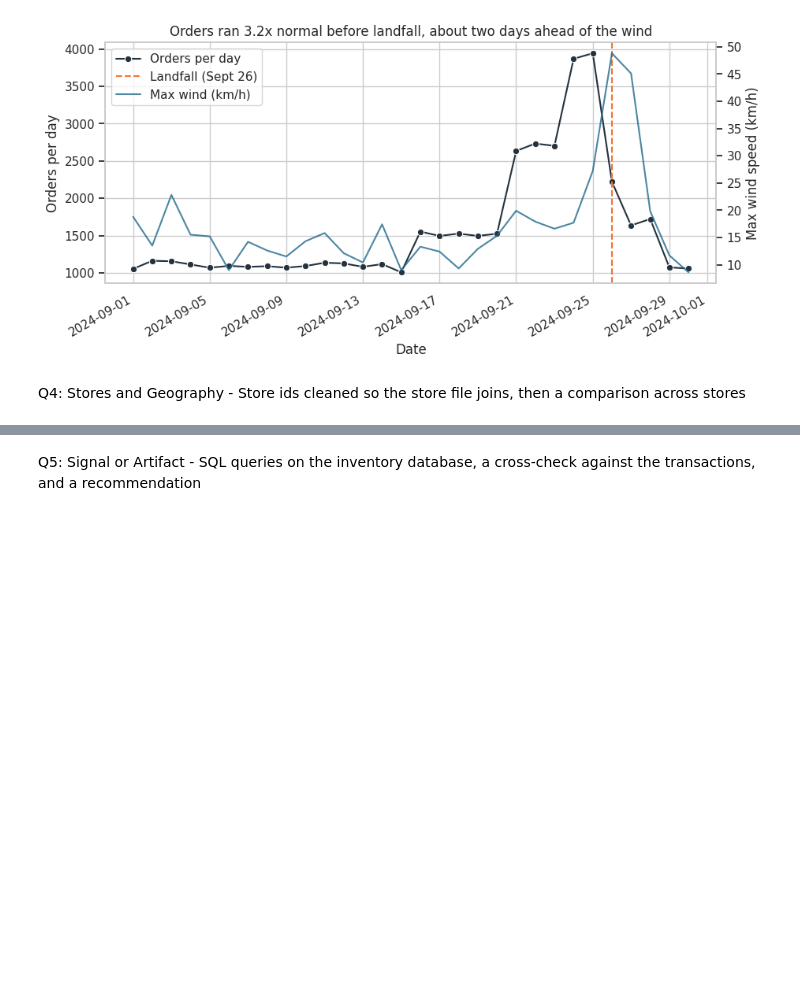
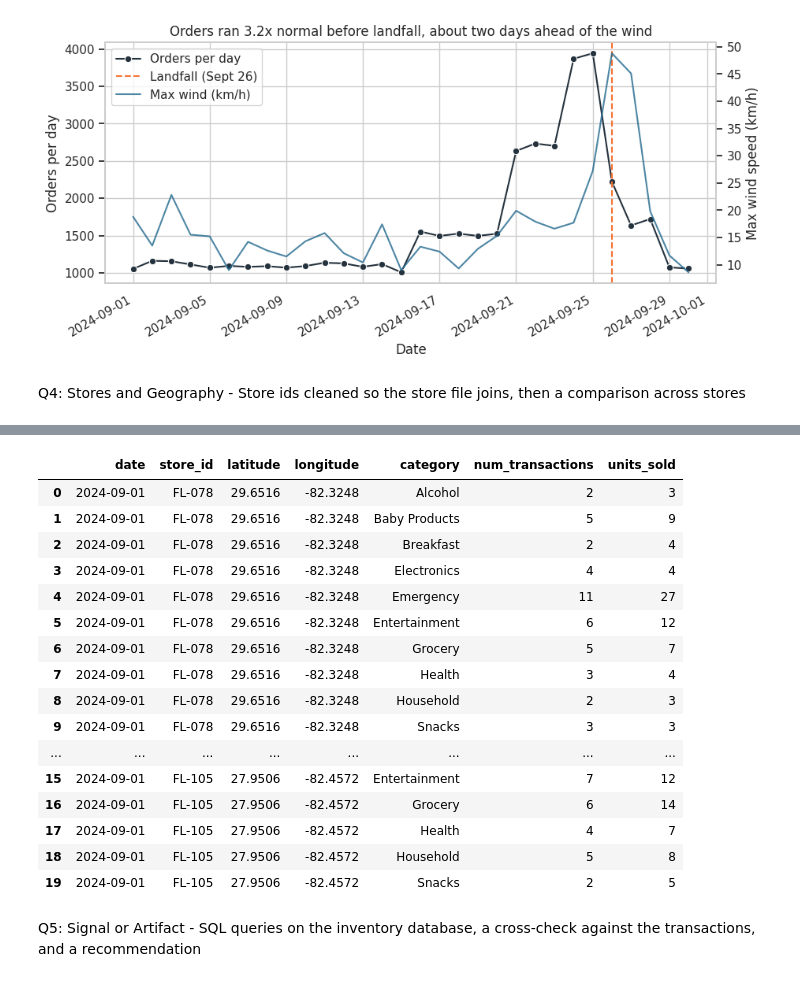
Before and after one commit to Fespinoza1477/walmart-hurricane-project, a Jupyter notebook: Notebooks/Team_Notebook.ipynb, the cells around one changed output, grey strips where cells are left out. Drawn from its saved outputs; the diff is of its cells as text; code cells hidden in the pictures; blank space fills up the shorter version.

```diff
--- a/Notebooks/Team_Notebook.ipynb
+++ b/Notebooks/Team_Notebook.ipynb
@@ -650,3 +659,17 @@ plt.show()
 [figure]
 # %% [markdown]
 Q4: Stores and Geography - Store ids cleaned so the store file joins, then a comparison across stores
+# %%
+# merging latitude and longitude data onto transaction data
+# df_main: the frame you want to add lat/long to (e.g. sales or inventory)
+# df_geo:  the frame that has store_id, lat, long
+
+lat_long_trans = trans.merge(
+    loc[["store_id", "latitude", "longitude"]],   # only bring over the columns you need
+    on="store_id",
+    how="left",                            # keep every row of df_main
+    validate="m:1",                        # many rows in df_main per one row in df_geo
+)
+lat_long_trans.head()
+
+# need category sales by day by store
@@ -652,0 +683,26 @@ Q4: Stores and Geography - Store ids cleaned so the store file joins, then a com
+# %%
+result = (
+    lat_long_trans.groupby(["date", "store_id", "latitude", "longitude", "category"], as_index=False)
+      .agg(num_transactions=("transaction_id", "nunique"),   # how many sales
+           units_sold=("quantity", "sum"))                   # total items sold
+      .sort_values(["date", "store_id", "category"])
+)
+result.head(20)
+# %% [output]
+|  | date | store_id | latitude | longitude | category | num_transactions | units_sold |
+| 0 | 2024-09-01 | FL-078 | 29.6516 | -82.3248 | Alcohol | 2 | 3 |
+| 1 | 2024-09-01 | FL-078 | 29.6516 | -82.3248 | Baby Products | 5 | 9 |
+| 2 | 2024-09-01 | FL-078 | 29.6516 | -82.3248 | Breakfast | 2 | 4 |
+| 3 | 2024-09-01 | FL-078 | 29.6516 | -82.3248 | Electronics | 4 | 4 |
+| 4 | 2024-09-01 | FL-078 | 29.6516 | -82.3248 | Emergency | 11 | 27 |
+| 5 | 2024-09-01 | FL-078 | 29.6516 | -82.3248 | Entertainment | 6 | 12 |
+| 6 | 2024-09-01 | FL-078 | 29.6516 | -82.3248 | Grocery | 5 | 7 |
+| 7 | 2024-09-01 | FL-078 | 29.6516 | -82.3248 | Health | 3 | 4 |
+| 8 | 2024-09-01 | FL-078 | 29.6516 | -82.3248 | Household | 2 | 3 |
+| 9 | 2024-09-01 | FL-078 | 29.6516 | -82.3248 | Snacks | 3 | 3 |
+| ... | ... | ... | ... | ... | ... | ... | ... |
+| 15 | 2024-09-01 | FL-105 | 27.9506 | -82.4572 | Entertainment | 7 | 12 |
+| 16 | 2024-09-01 | FL-105 | 27.9506 | -82.4572 | Grocery | 6 | 14 |
+| 17 | 2024-09-01 | FL-105 | 27.9506 | -82.4572 | Health | 4 | 7 |
+| 18 | 2024-09-01 | FL-105 | 27.9506 | -82.4572 | Household | 5 | 8 |
+| 19 | 2024-09-01 | FL-105 | 27.9506 | -82.4572 | Snacks | 2 | 5 |
```
Also changed, not shown: parts of 5 cells of this notebook.
